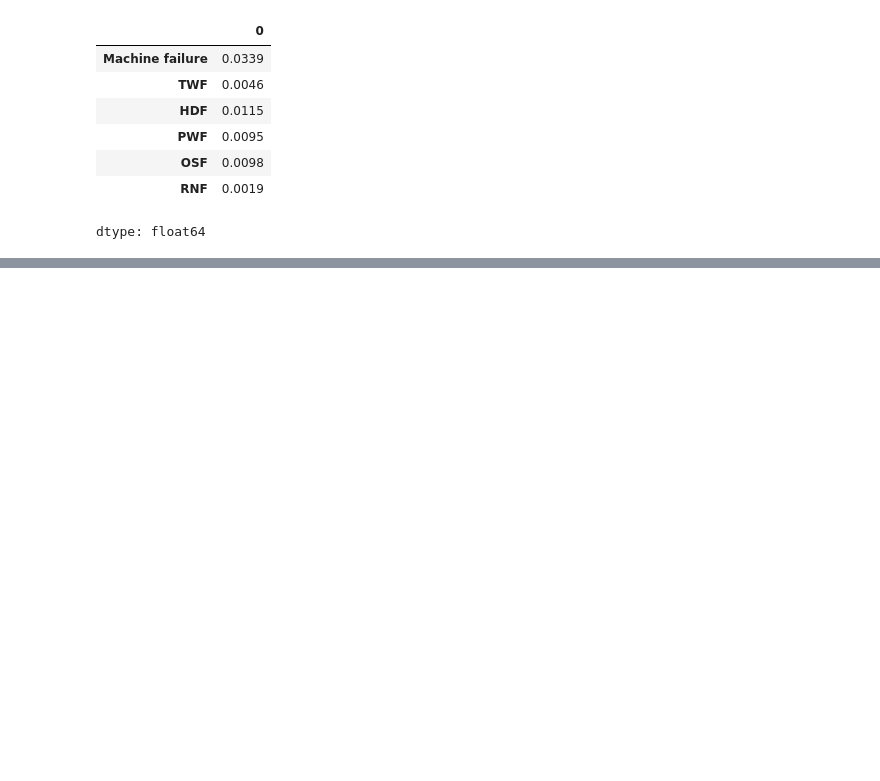
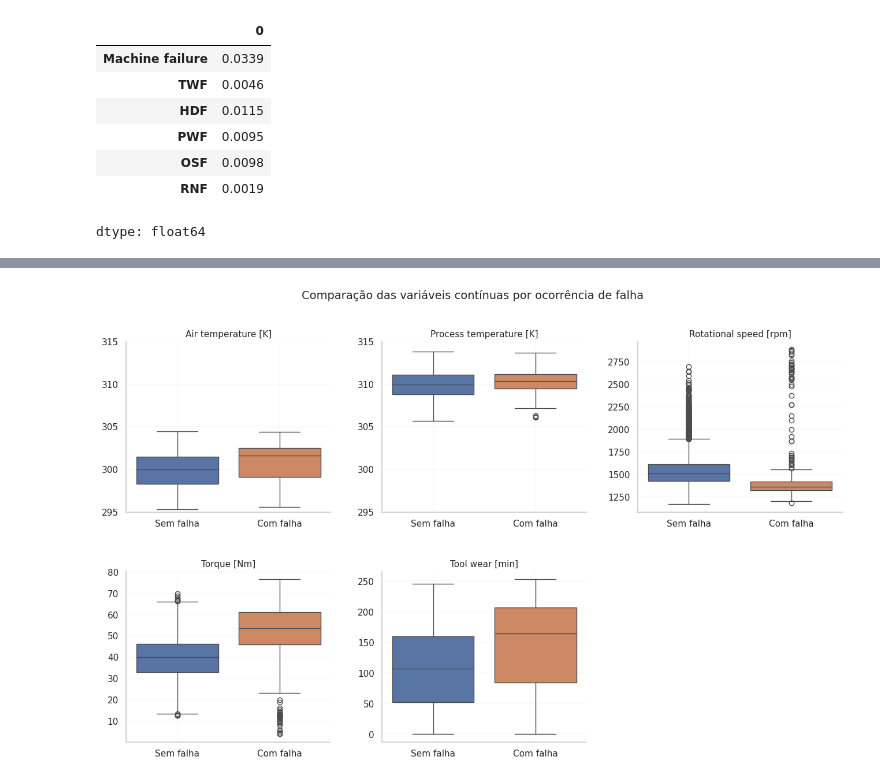
Before and after one commit to thaygorh/Analise-de-Dados-e-Boas-Praticas, a Jupyter notebook: mvp-analise-dados-e-boas-praticas.ipynb, the cells around one changed output, grey strips where cells are left out. Cells and saved outputs as stored; diff of their text form; code cells hidden in the pictures; blank space fills up the shorter version.

```diff
--- a/mvp-analise-dados-e-boas-praticas.ipynb
+++ b/mvp-analise-dados-e-boas-praticas.ipynb
@@ -311,0 +480,55 @@ Essa interpretação é importante para compreender a frequência dos eventos.
+# %%
+variaveis = [
+    'Air temperature [K]',
+    'Process temperature [K]',
+    'Rotational speed [rpm]',
+    'Torque [Nm]',
+    'Tool wear [min]'
+]
+
+fig, axes = plt.subplots(2, 3, figsize=(16, 9))
+axes = axes.flatten()
+
+for i, var in enumerate(variaveis):
+    ax = axes[i]
+
+    sns.boxplot(
+        data=df_analysis,
+        x='Machine failure',
+        y=var,
+        ax=ax,
+        palette=['#4C72B0', '#DD8452'],
+        showfliers=True
+    )
+
+    ax.set_title(var, fontsize=11)
+    ax.set_xlabel('')
+    ax.set_ylabel('')
+    ax.set_xticklabels(['Sem falha', 'Com falha'])
+
+    # 🔥 escala fixa para temperaturas
+    if var in ['Air temperature [K]', 'Process temperature [K]']:
+        ax.set_ylim(295, 315)
+        ax.set_yticks(range(295, 316, 5))  # ticks organizados
+
+    # grid leve
+    ax.grid(True, linewidth=0.3, alpha=0.4)
+
+    # remover bordas desnecessárias
+    ax.spines['top'].set_visible(False)
+    ax.spines['right'].set_visible(False)
+
+# remover último subplot vazio
+fig.delaxes(axes[5])
+
+fig.suptitle(
+    'Comparação das variáveis contínuas por ocorrência de falha',
+    fontsize=14,
+    y=0.98
+)
+
+plt.subplots_adjust(hspace=0.35, wspace=0.25)
+
+plt.show()
+# %% [output]
+[figure, added]
```
Also changed, not shown: parts of 13 cells of this notebook.
